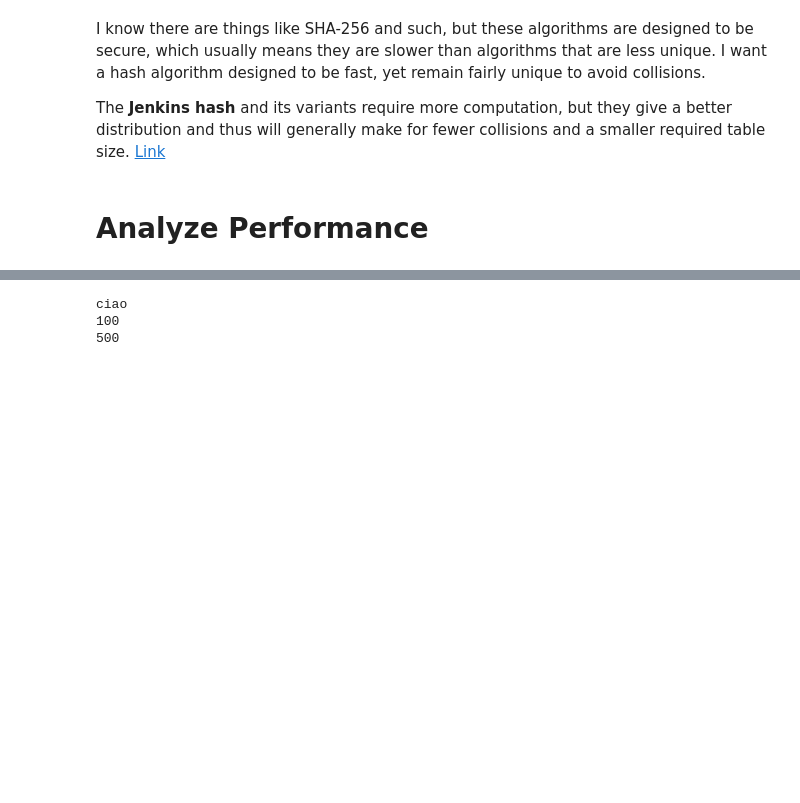
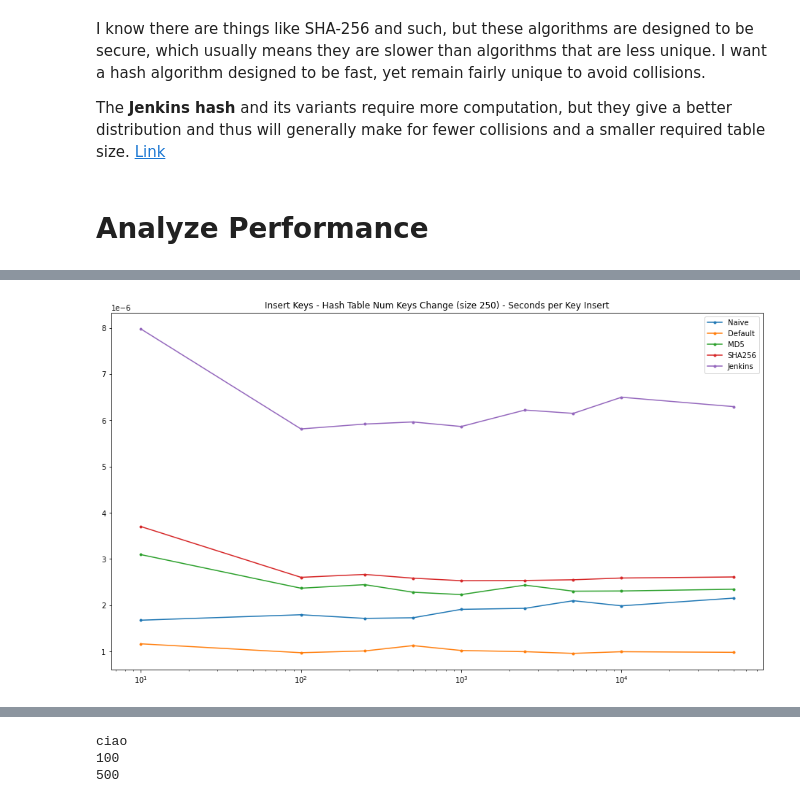
Before and after one commit to jerryfane/dictionaries-implementation, a Jupyter notebook: dictionary-implementations.ipynb, the cells around one changed output, grey strips where cells are left out. Cells and saved outputs as stored; diff of their text form; code cells hidden in the pictures; blank space fills up the shorter version.

```diff
--- a/dictionary-implementations.ipynb
+++ b/dictionary-implementations.ipynb
@@ -515,0 +471,6 @@ hashtables[0][1].get('grapes')
+# %%
+ax = insert_key_change_df.div(insert_key_change_df.index.to_series(), axis=0).plot(figsize=(16,9), style='.-');
+ax.set_xscale('log');
+ax.set_title('Insert Keys - Hash Table Num Keys Change (size 250) - Seconds per Key Insert');
+# %% [output]
+[figure, added]
```
Also changed, not shown: parts of 56 cells of this notebook.
